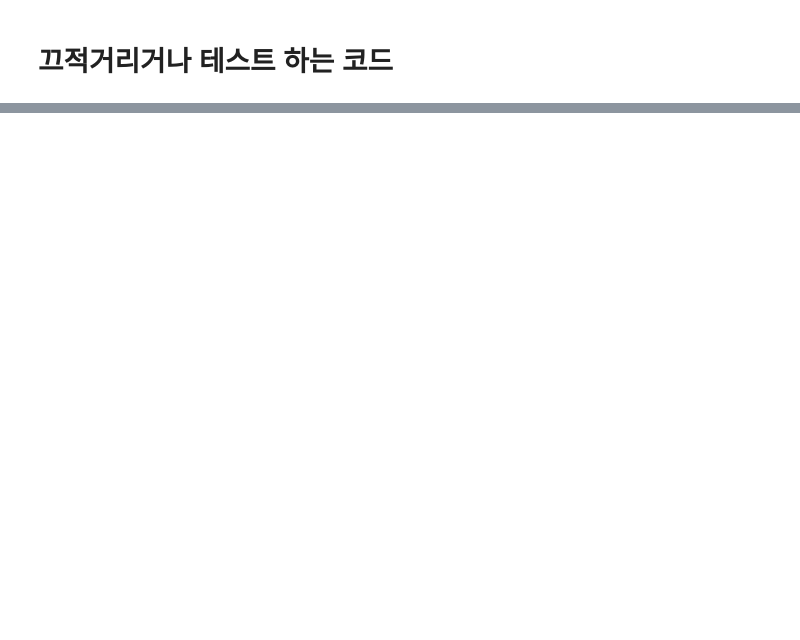
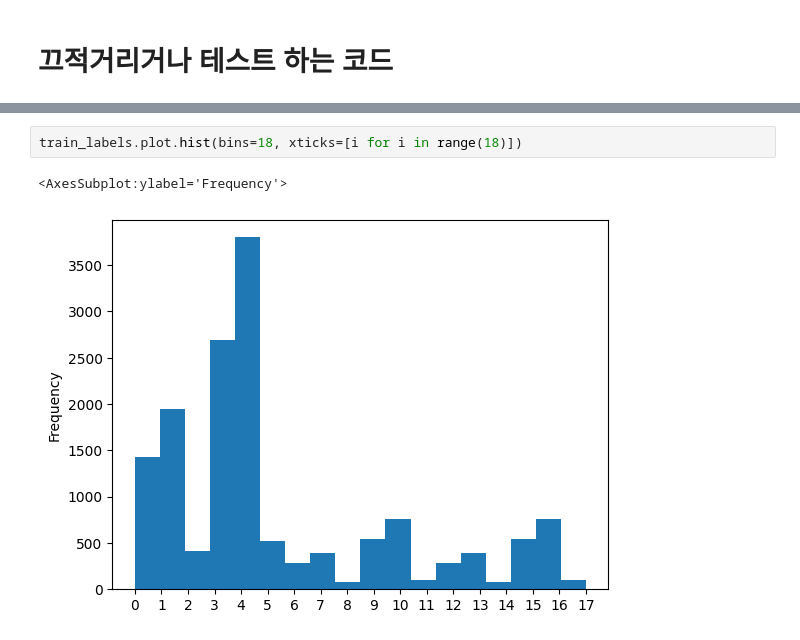
Before and after one commit to boostcampaitech4cv2/level1_imageclassification_cv-level1-cv-06, a Jupyter notebook: T4064/0_T4064_scrach_code.ipynb, the cells around one changed output, grey strips where cells are left out. Saved outputs shown, nothing was run; the diff lists cells and outputs as text; blank space fills up the shorter version.

```diff
--- a/T4064/0_T4064_scrach_code.ipynb
+++ b/T4064/0_T4064_scrach_code.ipynb
@@ -133,0 +546,5 @@ Sat Oct 29 17:49:34 2022
+# %%
+train_labels.plot.hist(bins=18, xticks=[i for i in range(18)])
+# %% [output]
+<AxesSubplot:ylabel='Frequency'>
+[figure, added]
```
Also changed, not shown: parts of 110 cells of this notebook, 12 other files.
